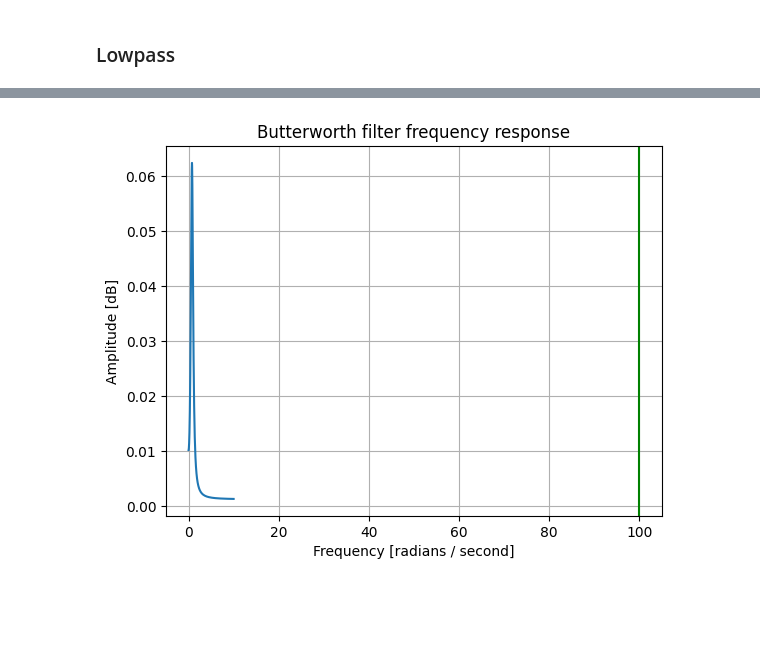
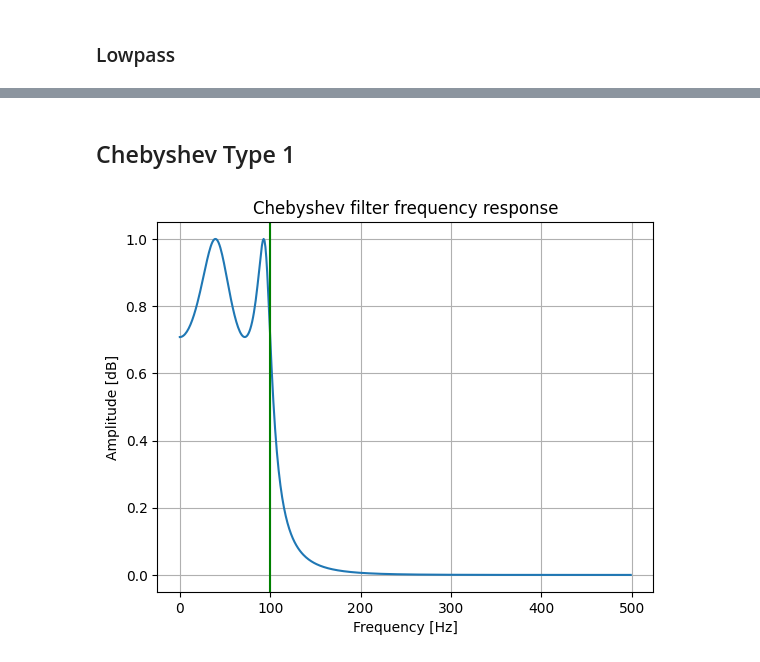
Before and after one commit to sarath-menon/robotics-tutorial-notebooks, a Jupyter notebook: signal_processing/filtering/iir_filter.ipynb, the cells around one changed output, grey strips where cells are left out. Saved outputs shown, nothing was run; the diff lists cells and outputs as text; code cells hidden in the pictures; blank space fills up the shorter version.

```diff
--- a/signal_processing/filtering/iir_filter.ipynb
+++ b/signal_processing/filtering/iir_filter.ipynb
@@ -44,19 +61,28 @@ f_n  = 2*(f_c/f_s)
-# %%
- # design filter
-[b,a] = dsp.butter(m, f_n, btype='bandpass')
-
-# get frequency response
-w, h = dsp.freqs(b, a)
-w_hz = f_s* w/ (2*np.pi)
-
-# plotting
-plt.plot(w, abs(h))
-plt.title('Butterworth filter frequency response')
-plt.xlabel('Frequency [radians / second]')
-plt.ylabel('Amplitude [dB]')
-# plt.margins(0, 0.1)
-plt.grid(which='both', axis='both')
-plt.axvline(100, color='green') # cutoff frequency
-plt.show()
-# %% [output]
-[figure, removed]
+# %% [markdown]
+## Chebyshev Type 1
+# %%
+f_s = 1000; # sampling frequency in Hz
+
+rp = 3 # max ripple
+m = 4; # filter order
+f_c = 100  # cutoff frequency in Hz
+
+# design filter
+
+b, a = dsp.cheby1(m, rp=rp, Wn=f_c, fs=f_s, btype='lowpass')
+
+# get frequency response
+w, h = dsp.freqz(b, a)
+w_hz = (f_s * w)/ (2*np.pi)
+
+# plotting
+# plt.plot(w_hz, 20*np.log10(abs(h)))
+plt.plot(w_hz, abs(h))
+plt.title('Chebyshev filter frequency response')
+plt.xlabel('Frequency [Hz]')
+plt.ylabel('Amplitude [dB]')
+plt.grid(which='both', axis='both')
+plt.axvline(f_c, color='green') # cutoff frequency
+plt.show()
+# %% [output]
+[figure, added]
```
Also changed, not shown: parts of 9 cells of this notebook, 10 other files.
